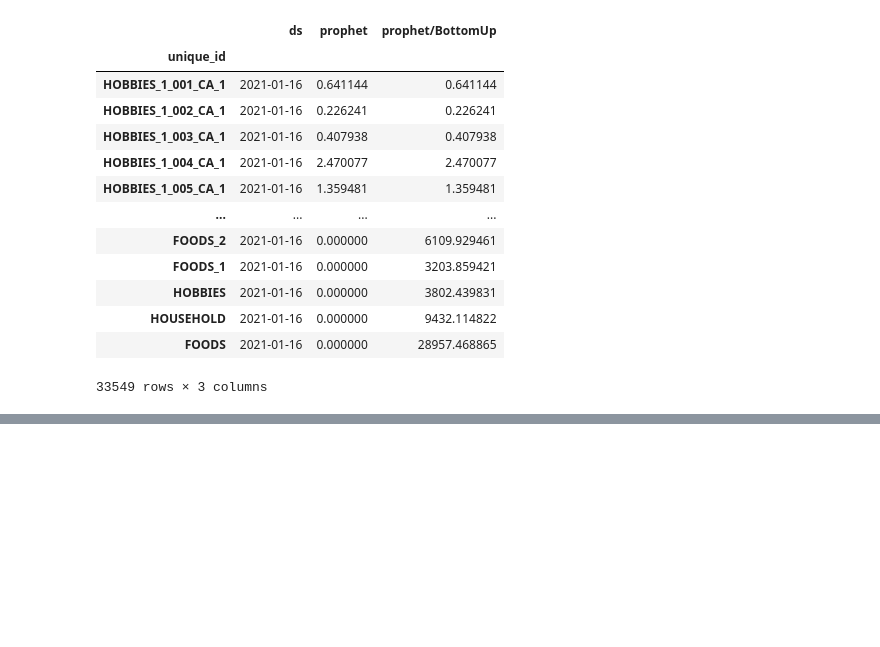
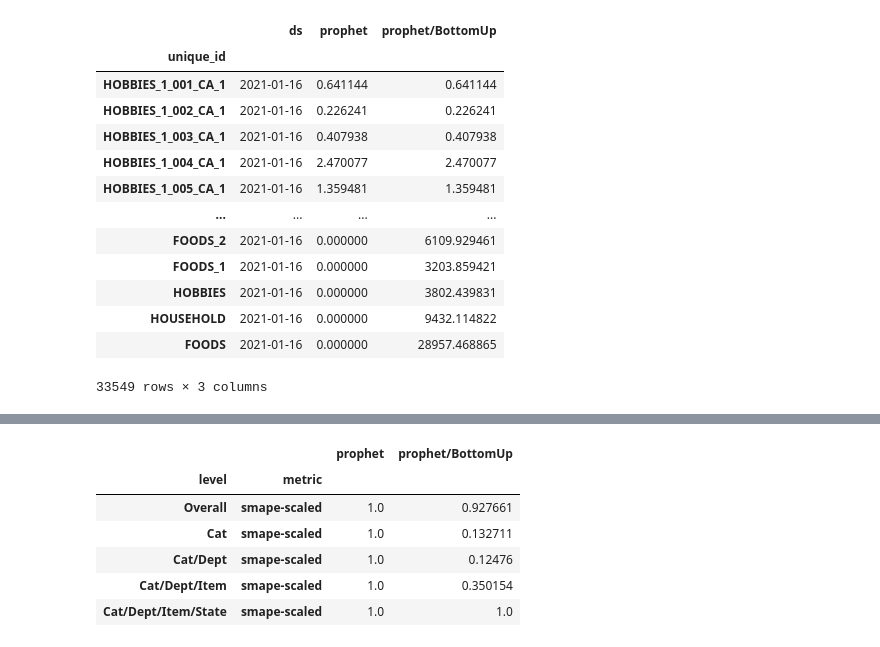
Before and after one commit to liaopeiyuan/large-scale-hts-reconciliation, a Jupyter notebook: nixtla_evaluation/evaluate_m5.ipynb, the cells around one changed output, grey strips where cells are left out. Drawn from its saved outputs; the diff is of its cells as text; code cells hidden in the pictures; blank space fills up the shorter version.

Commit message:
hierarchical eval

```diff
--- a/nixtla_evaluation/evaluate_m5.ipynb
+++ b/nixtla_evaluation/evaluate_m5.ipynb
@@ -160,2 +143,0 @@ S_df
-# %%
-a,b,c = HierarchicalData.load('./data', 'TourismSmall')
@@ -216,0 +160,15 @@ c
+# %%
+def smape(a, f):
+    return 1/len(a) * np.sum(2 * np.abs(f-a) / (np.abs(a) + np.abs(f) + 1e-9) * 100)
+
+evaluator = HierarchicalEvaluation(evaluators=[smape])
+evaluator.evaluate(Y_hat_df=Y_rec_df, Y_test_df=Y,
+                   tags=tags, benchmark='prophet')
+# %% [output]
+|  |  | prophet | prophet/BottomUp |
+| level | metric |  |  |
+| Overall | smape-scaled | 1.0 | 0.927661 |
+| Cat | smape-scaled | 1.0 | 0.132711 |
+| Cat/Dept | smape-scaled | 1.0 | 0.12476 |
+| Cat/Dept/Item | smape-scaled | 1.0 | 0.350154 |
+| Cat/Dept/Item/State | smape-scaled | 1.0 | 1.0 |
```
Also changed, not shown: parts of 10 cells of this notebook, 1 other file.
